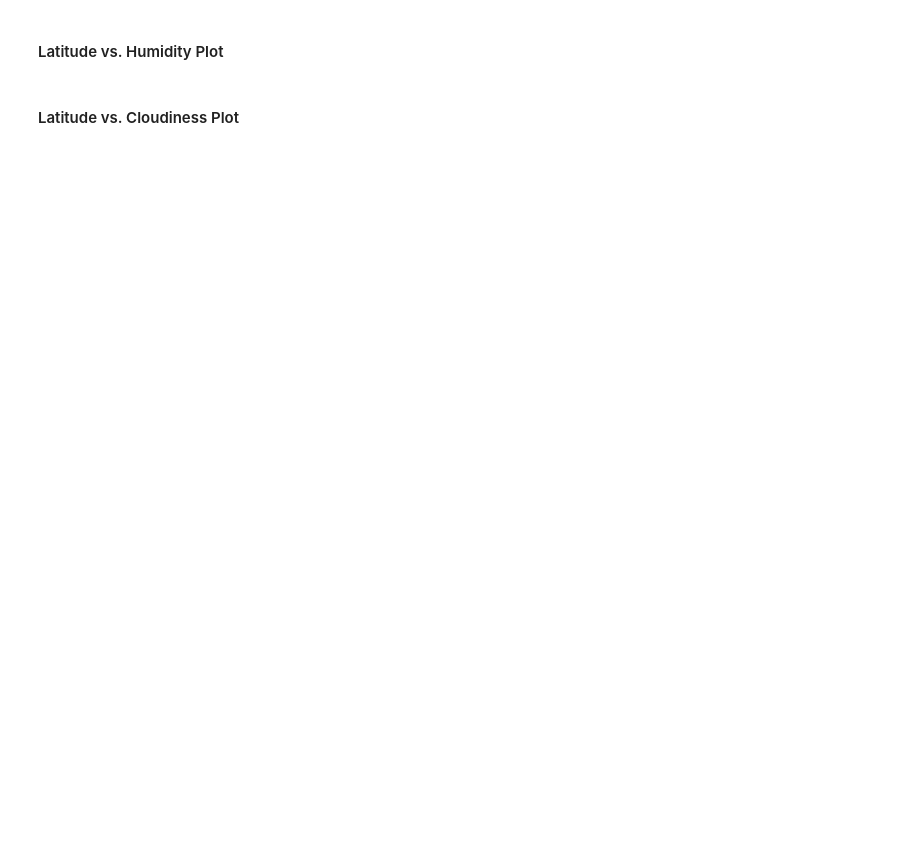
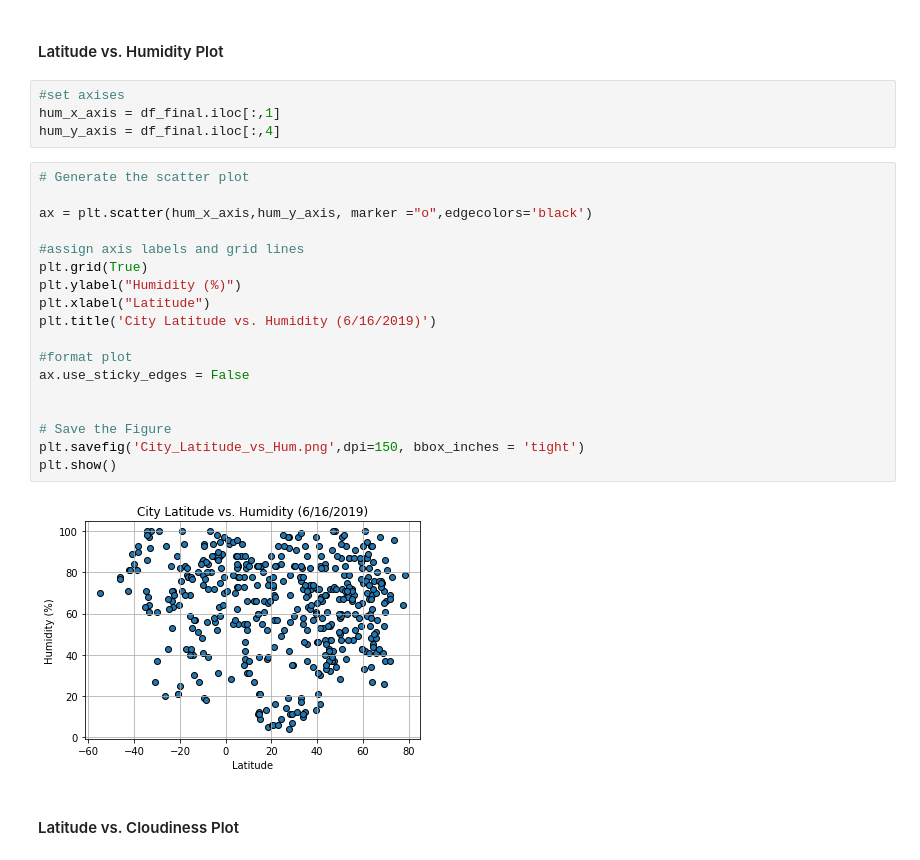
Before and after one commit to JosefinaAureaAmaro/03_Python_API, a Jupyter notebook: WeatherPy.ipynb, the cells around one changed output. Cells and saved outputs as stored; diff of their text form; blank space fills up the shorter version.

```diff
--- a/WeatherPy.ipynb
+++ b/WeatherPy.ipynb
@@ -210,4 +242,28 @@ df_final.to_csv(output_data_file, sep=',', encoding= 'utf-8', index=False)
 # %% [markdown]
 #### Latitude vs. Humidity Plot
+# %%
+#set axises
+hum_x_axis = df_final.iloc[:,1]
+hum_y_axis = df_final.iloc[:,4]
+# %%
+# Generate the scatter plot
+
+ax = plt.scatter(hum_x_axis,hum_y_axis, marker ="o",edgecolors='black')
+
+#assign axis labels and grid lines
+plt.grid(True)
+plt.ylabel("Humidity (%)")
+plt.xlabel("Latitude")
+plt.title('City Latitude vs. Humidity (6/16/2019)')
+
+#format plot
+ax.use_sticky_edges = False
+
+
+# Save the Figure
+plt.savefig('City_Latitude_vs_Hum.png',dpi=150, bbox_inches = 'tight')
+plt.show()
+# %% [output]
+[figure, added]
 # %% [markdown]
 #### Latitude vs. Cloudiness Plot
```
Also changed, not shown: parts of 23 cells of this notebook, 4 other files.
